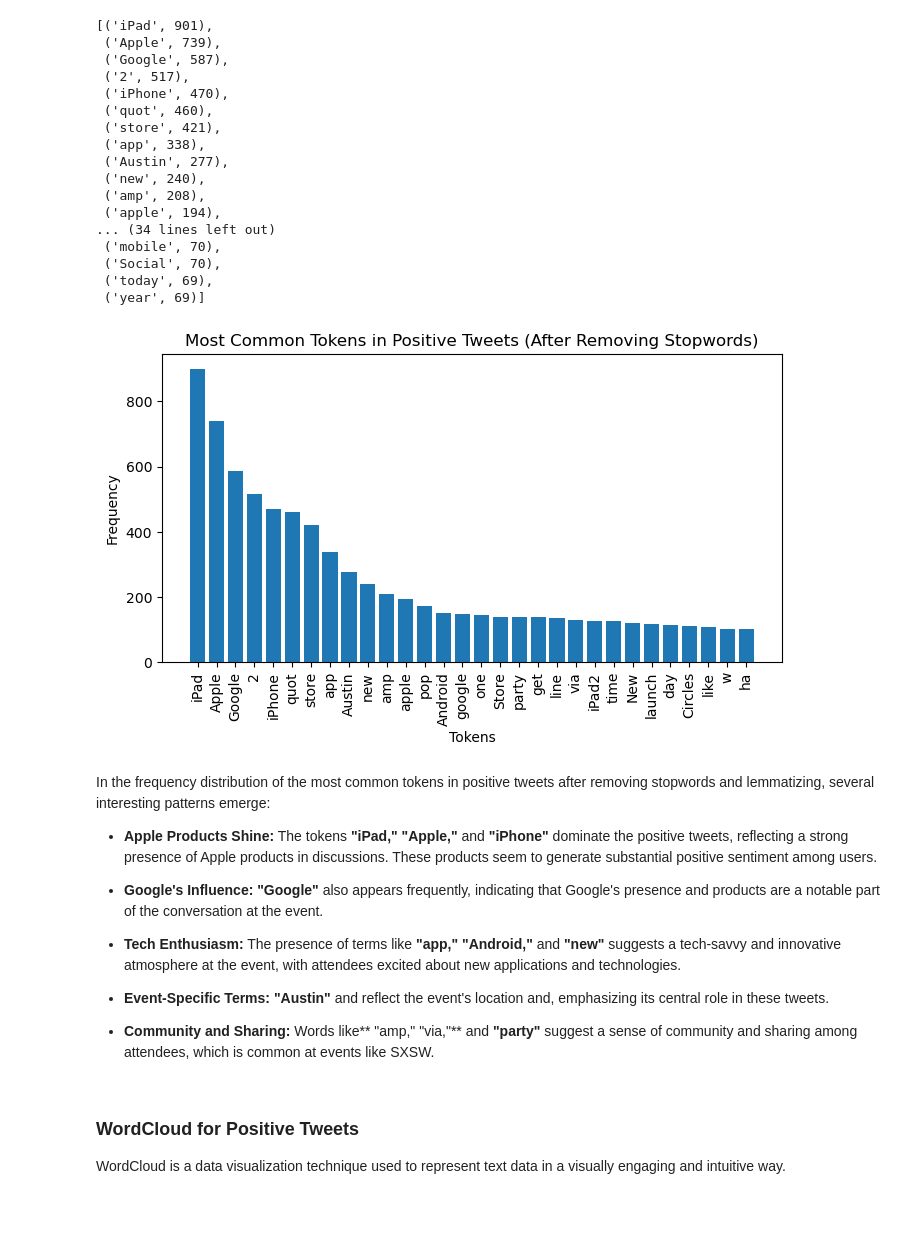
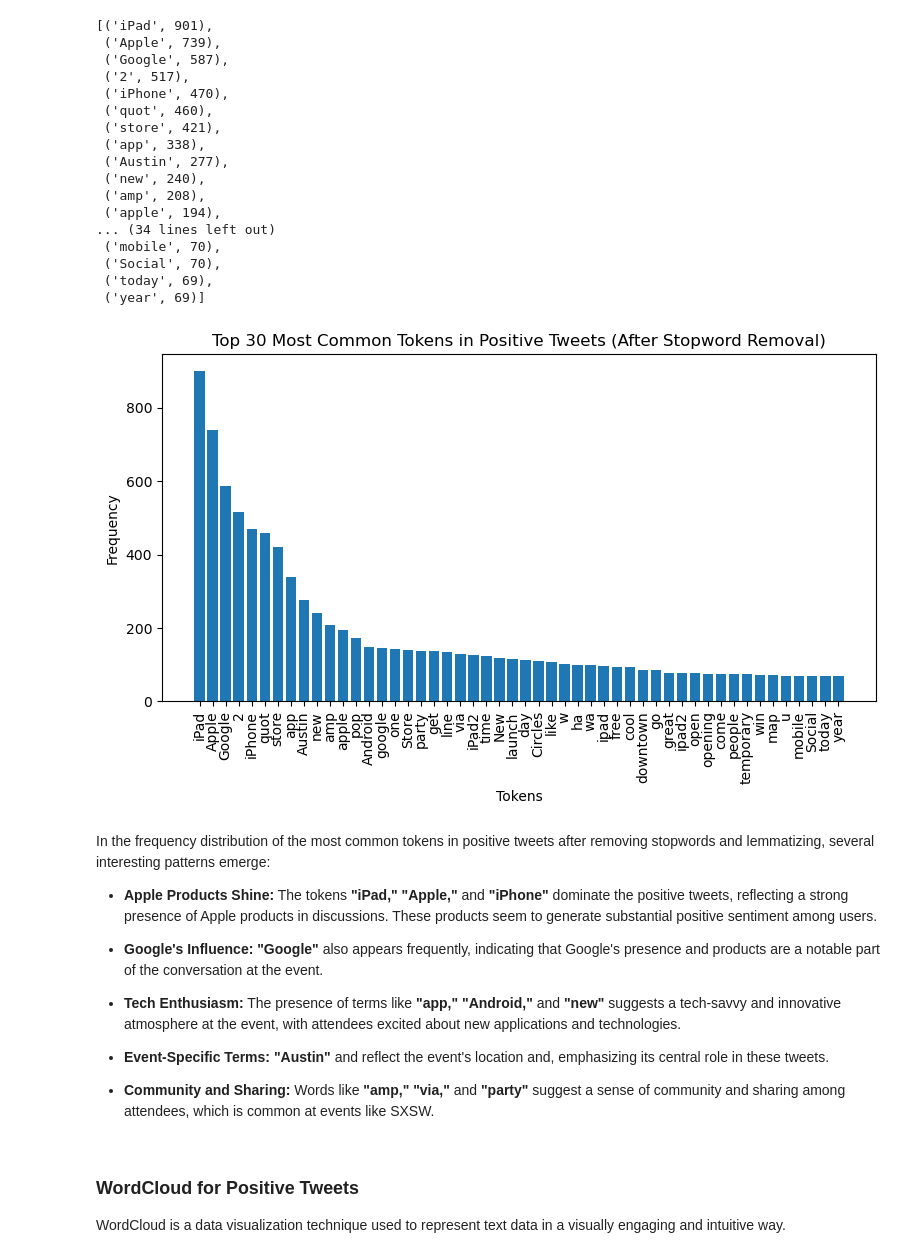
Before and after one commit to paulmbuitu/Apple-Google-NLP-Sentiment-Analysis, a Jupyter notebook: sentiment_analysis.ipynb, the cells around one changed output. Cells and saved outputs as stored; diff of their text form; code cells hidden in the pictures; blank space fills up the shorter version.

Commit message:
done sentiment analysis on Apple-related tweets

```diff
--- a/sentiment_analysis.ipynb
+++ b/sentiment_analysis.ipynb
@@ -481,25 +502,41 @@ freq.most_common(50)
  ('Social', 70),
  ('today', 69),
  ('year', 69)]
-# %%
-# Create the FreqDist object
-freq = FreqDist(positive_filtered_tokens)
-
-# Display the 30 most common tokens
-common_tokens = freq.most_common(30)
-
-# Extract tokens and their frequencies for plotting
-tokens, frequencies = zip(*common_tokens)
-
-# Create a bar plot for the frequency distribution
-plt.figure(figsize=(8, 4))
-plt.bar(tokens, frequencies)
-plt.xticks(rotation=90)  # Rotate x-axis labels for readability
-plt.xlabel('Tokens')
-plt.ylabel('Frequency')
-plt.title('Most Common Tokens in Positive Tweets (After Removing Stopwords)');
-# %% [output]
-[figure, removed]
+# %%
+# Creating a funtion that will be used to visualize the top 30 most common tokens
+def plot_token_frequency(tokens, top_n=30, title="Token Frequency Distribution"):
+    """
+    Plot the frequency distribution of tokens.
+
+    Args:
+    - tokens (list): A list of tokens to analyze.
+    - top_n (int): The number of top tokens to display in the plot.
+    - title (str): The title of the plot.
+
+    """
+    # Calculate the frequency distribution
+    freq = FreqDist(tokens)
+
+    # Get the top N most common tokens and their frequencies
+    common_tokens = freq.most_common(top_n)
+
+    # Separate tokens and frequencies
+    tokens, frequencies = zip(*common_tokens)
+
+    # Create a bar plot for the most common tokens
+    plt.figure(figsize=(8, 5))
+    plt.bar(tokens, frequencies)
+    plt.xlabel("Tokens")
+    plt.ylabel("Frequency")
+    plt.title(title)
+    plt.xticks(rotation=90)
+    plt.tight_layout();
+# %%
+# Visualizing the top 30 most common tokens
+plot_token_frequency(positive_filtered_tokens, top_n=50,
+                     title="Top 30 Most Common Tokens in Positive Tweets (After Stopword Removal)")
+# %% [output]
+[figure, added]
 # %% [markdown]
 In the frequency distribution of the most common tokens in positive tweets after removing stopwords and lemmatizing, several interesting patterns emerge:
 
@@ -511,7 +548,7 @@ In the frequency distribution of the most common tokens in positive tweets after
 
 * **Event-Specific Terms: "Austin"** and reflect the event's location and, emphasizing its central role in these tweets.
 
-* **Community and Sharing:** Words like** "amp," "via,"** and **"party"** suggest a sense of community and sharing among attendees, which is common at events like SXSW.
+* **Community and Sharing:** Words like **"amp," "via,"** and **"party"** suggest a sense of community and sharing among attendees, which is common at events like SXSW.
 # %% [markdown]
 ### WordCloud for Positive Tweets
 WordCloud is a data visualization technique used to represent text data in a visually engaging and intuitive way.
```
Also changed, not shown: parts of 51 cells of this notebook.
